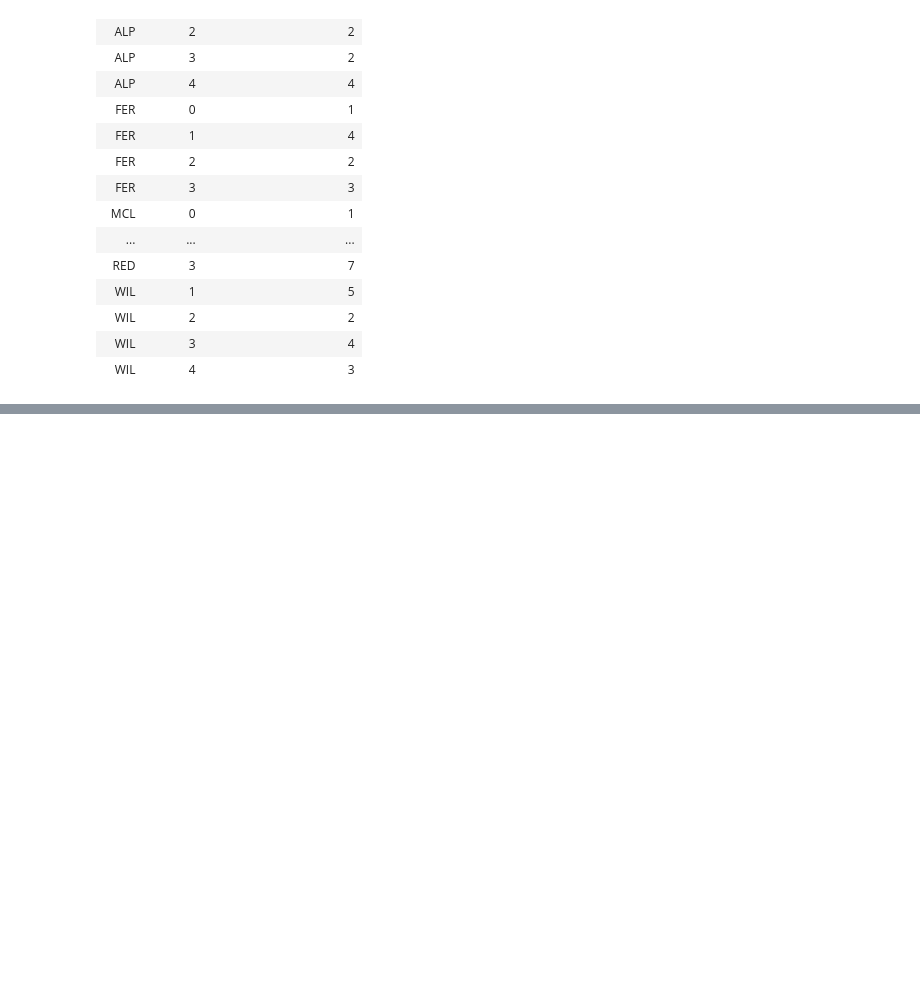
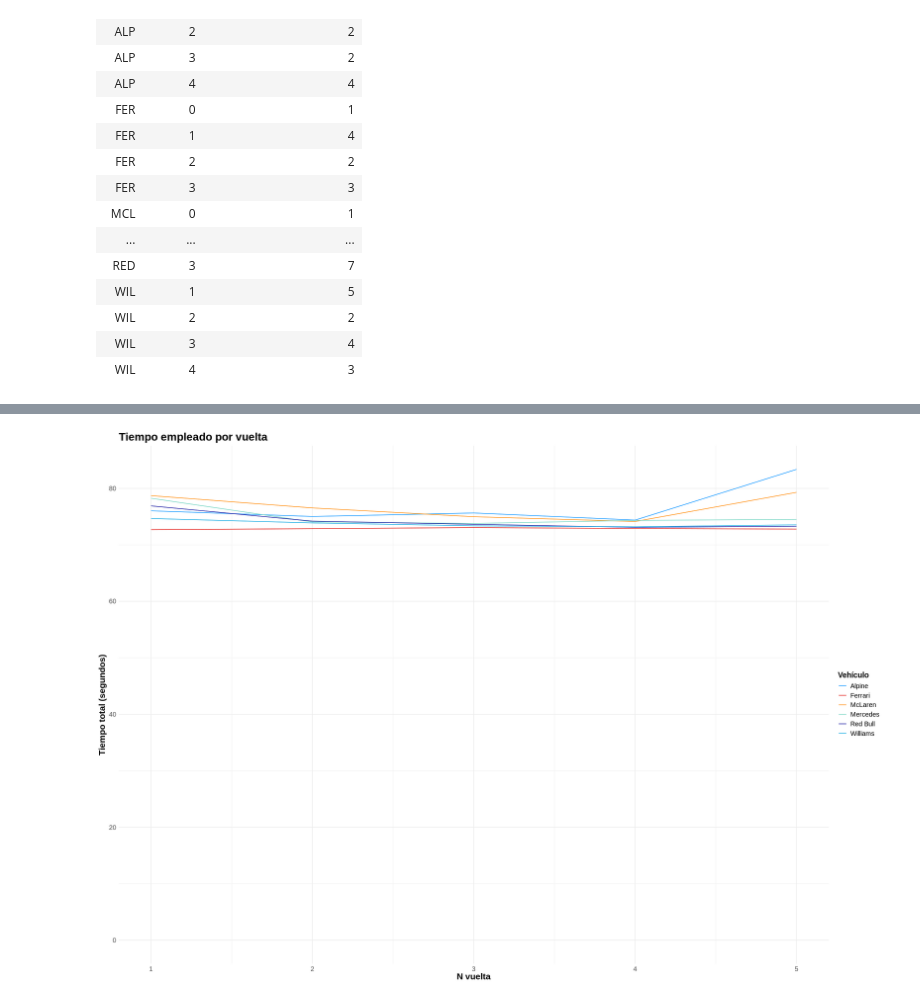
Before and after one commit to LuppeCh/F1EDA, a Jupyter notebook: Exploración_de_Datos_Trabajo_Final.ipynb, the cells around one changed output, grey strips where cells are left out. Cells and saved outputs as stored; diff of their text form; code cells hidden in the pictures; blank space fills up the shorter version.

```diff
--- a/Exploración_de_Datos_Trabajo_Final.ipynb
+++ b/Exploración_de_Datos_Trabajo_Final.ipynb
@@ -647,0 +1026,50 @@ options(repr.plot.width = 20, repr.plot.height = 14)
+# %%
+lap_times_summary <- telemetria_vueltas_invalidadas %>%
+  group_by(carId, lap_number) %>%
+  summarise(total_lap_time = max(lap_time, na.rm = TRUE), .groups = 'drop')
+# %%
+colores_f1 <- c(
+  "FER" = "#E10600",
+  "RED" = "#0A0A9C",
+  "MCL" = "#FF8700",
+  "MER" = "#6CD3BF",
+  "ALP" = "#0090FF",
+  "WIL" = "#00A3E0"
+)
+
+full_team_names <- c(
+  "FER" = "Ferrari",
+  "RED" = "Red Bull",
+  "MCL" = "McLaren",
+  "MER" = "Mercedes",
+  "ALP" = "Alpine",
+  "WIL" = "Williams"
+)
+
+lap_times_summary_full <- lap_times_summary %>%
+  mutate(full_carId = recode(carId, !!!full_team_names))
+
+full_color_map <- setNames(colores_f1, full_team_names[names(colores_f1)])
+
+ggplot(lap_times_summary_full, aes(x = lap_number, y = total_lap_time, color = full_carId)) +
+  geom_line() +
+  scale_color_manual(values = full_color_map, labels = full_team_names) +
+  labs(
+    title = "Tiempo empleado por vuelta",
+    x = "N vuelta",
+    y = "Tiempo total (segundos)",
+    color = "Vehículo"
+  ) +
+  ylim(0, NA) +
+  theme_minimal() +
+  theme(
+    plot.title = element_text(size = 20, face = "bold"),
+    axis.title.x = element_text(size = 16, face = "bold"),
+    axis.title.y = element_text(size = 16, face = "bold"),
+    axis.text.x = element_text(size = 12),
+    axis.text.y = element_text(size = 12),
+    legend.title = element_text(size = 14, face = "bold"),
+    legend.text = element_text(size = 12)
+  )
+# %% [output]
+[figure, added]
```
Also changed, not shown: parts of 97 cells of this notebook.
